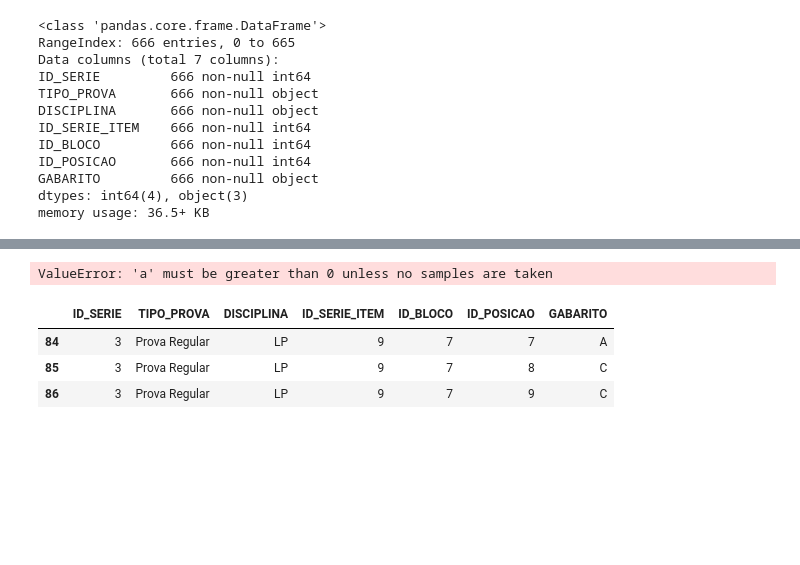
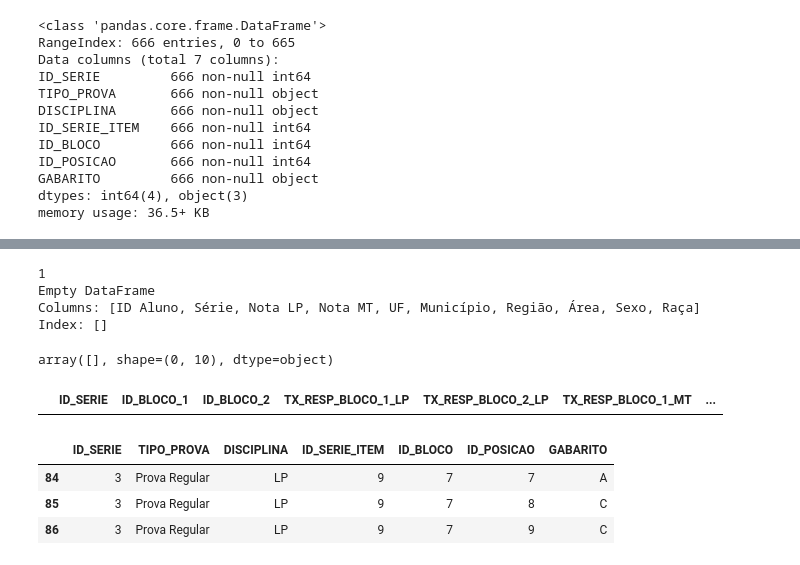
Before and after one commit to GomesDosSantos/AnaliseANEB, a Jupyter notebook: Livro.ipynb, the cells around one changed output, grey strips where cells are left out. Cells and saved outputs as stored; diff of their text form; code cells hidden in the pictures; blank space fills up the shorter version.

```diff
--- a/Livro.ipynb
+++ b/Livro.ipynb
@@ -264,4 +287,0 @@ dados_filtrados = pd.DataFrame(dados_filtrados, columns=colunas_filtro)
-# %%
-dados_filtrados.sample(5)
-# %% [output]
-ValueError: 'a' must be greater than 0 unless no samples are taken
@@ -268,5 +301,20 @@ ValueError: 'a' must be greater than 0 unless no samples are taken
+# %%
+print(qtd_prova_nao_realizada_5SEM)
+print(dados_filtrados_5SEM[:5])
+# %% [output]
+1
+Empty DataFrame
+Columns: [ID Aluno, Série, Nota LP, Nota MT, UF, Município, Região, Área, Sexo, Raça]
+Index: []
+# %%
+# dados_filtrados_5SEM.sample(5)
+dados_filtrados_5SEM.to_numpy()
+# %% [output]
+array([], shape=(0, 10), dtype=object)
 # %%
-df_aluno.query('ID_SERIE == 9 & (ID_BLOCO_1 == 7 | ID_BLOCO_2 == 7)')[['ID_SERIE', 'ID_BLOCO_1', 'ID_BLOCO_2', 'TX_RESP_BLOCO_1_LP', 'TX_RESP_BLOCO_2_LP', 'TX_RESP_BLOCO_1_MT', 'TX_RESP_BLOCO_2_MT']].head(15)
+df_aluno_5EF.query('ID_SERIE == 9 & (ID_BLOCO_1 == 7 | ID_BLOCO_2 == 7)')[['ID_SERIE', 'ID_BLOCO_1', 'ID_BLOCO_2', 'TX_RESP_BLOCO_1_LP', 'TX_RESP_BLOCO_2_LP', 'TX_RESP_BLOCO_1_MT', 'TX_RESP_BLOCO_2_MT']].head(15)
+# %% [output]
+|  | ID_SERIE | ID_BLOCO_1 | ID_BLOCO_2 | TX_RESP_BLOCO_1_LP | TX_RESP_BLOCO_2_LP | TX_RESP_BLOCO_1_MT | ... |
 # %%
 df_gabarito.query('ID_SERIE == 3 & DISCIPLINA == "LP" & ID_SERIE_ITEM == 9 & ID_BLOCO == 7').head(10)
 # %% [output]
```
Also changed, not shown: parts of 30 cells of this notebook, 2 other files.
